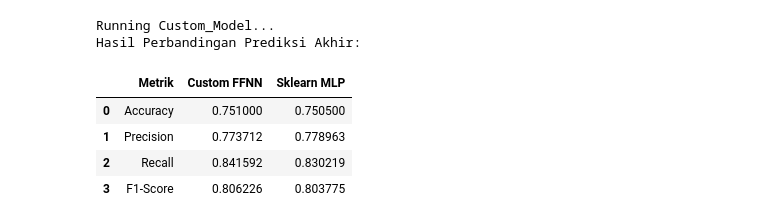
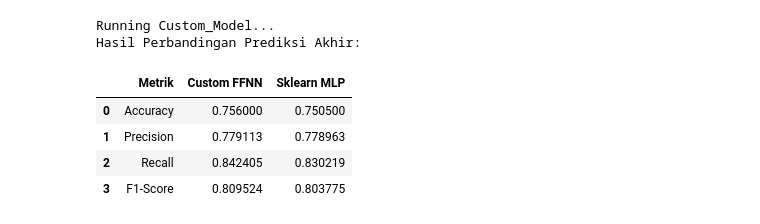
Before and after one commit to sbimasena/Feedforward-Neural-Network_MajangLu, a Jupyter notebook: src/pipeline.ipynb, the cells around one changed output. Saved outputs shown, nothing was run; the diff lists cells and outputs as text; code cells hidden in the pictures.

```diff
--- a/src/pipeline.ipynb
+++ b/src/pipeline.ipynb
@@ -55,20 +62,28 @@ X_train: (8000, 28), X_test: (2000, 28)
 # %%
-def build_network(layers, activations, init_method='uniform', init_params=None, **kwargs):
-    if init_params is None: init_params = {'low': -0.3, 'high': 0.3}
+def reset_seed(seed=SEED):
+    np.random.seed(seed)
+    random.seed(seed)
+
+def build_network(layers, activations, init_method='uniform', init_params=None, seed=None, **kwargs):
+    base_params = {'low': -0.3, 'high': 0.3} if init_params is None else dict(init_params)
     network = Neural_Network()
 
     for i in range(len(layers) - 1):
         act = activations[i] if i < len(activations) else Sigmoid()
-        network.add(DenseLayer(layers[i], layers[i+1], act, init_method, init_params, **kwargs))
+        layer_params = dict(base_params)
+        if seed is not None:
+            layer_params['seed'] = seed + i
+        network.add(DenseLayer(layers[i], layers[i+1], act, init_method, layer_params, **kwargs))
     return network
 
-def run_experiment(name, model, epochs=40, lr=0.01, batch_size=32, verbose=0, **kwargs):
+def run_experiment(name, model, epochs=40, lr=0.01, batch_size=32, verbose=0, seed=None, **kwargs):
     print(f"Running {name}...")
+    if seed is not None:
+        reset_seed(seed)
     history = model.train(X_train, y_train, loss=BinaryCrossEntropy(),
                           epochs=epochs, learning_rate=lr, batch_size=batch_size,
                           x_val=X_test, y_val=y_test, verbose=verbose)
 
-    # Evaluasi
     y_prob = model.predict(X_test).reshape(-1)
     y_pred = (y_prob >= 0.5).astype(int)
     y_true = y_test.reshape(-1).astype(int)
@@ -102,15 +117,11 @@ def results_to_dataframe(results):
     return df.sort_values(by='accuracy', ascending=False).reset_index(drop=True)
 
 def show_distributions(results, names=None):
-    """Plot distribusi bobot dan gradien untuk keperluan analisis spek."""
     target_names = names if names else results.keys()
     for name in target_names:
         print(f"--- Distribusi: {name} ---")
         results[name]['model'].plot_weight_distribution()
         results[name]['model'].plot_gradient_distribution()
-
-group_results = {}
-summary_tables = {}
 # %%
 width_results = {}
 widths = [8, 32, 128]
@@ -281,46 +285,44 @@ Analisis Distribusi Bobot dan Gradien (Layer 1):
 # %%
-from sklearn.neural_network import MLPClassifier
-
 h_params = {
     'hidden_layer_sizes': (32,),
     'activation': 'relu',
     'solver': 'sgd',
     'learning_rate_init': 0.01,
     'max_iter': 50,
-    'random_state': 42
+    'random_state': SEED
 }
 
 mlp_sklearn = MLPClassifier(**h_params)
-mlp_sklearn.fit(X_train, y_train)
+mlp_sklearn.fit(X_train, y_train.ravel())
 y_pred_sklearn = mlp_sklearn.predict(X_test)
 
-custom_model = build_network([X_train.shape[1], 32, 1], activations=[ReLU(), Sigmoid()])
-res_custom = run_experiment("Custom_Model", custom_model, epochs=50, lr=0.01)
+custom_model = build_network([X_train.shape[1], 32, 1], activations=[ReLU()], seed=SEED + 600)
+res_custom = run_experiment("Custom_Model", custom_model, epochs=50, lr=0.01, seed=SEED + 600)
 y_pred_custom = res_custom["pred"]
 
 comparison_data = {
     "Metrik": ["Accuracy", "Precision", "Recall", "F1-Score"],
     "Custom FFNN": [
         res_custom["metrics"]["accuracy"],
         res_custom["metrics"]["precision"],
         res_custom["metrics"]["recall"],
         res_custom["metrics"]["f1"]
     ],
     "Sklearn MLP": [
-        accuracy_score(y_test, y_pred_sklearn),
-        precision_score(y_test, y_pred_sklearn),
-        recall_score(y_test, y_pred_sklearn),
-        f1_score(y_test, y_pred_sklearn)
+        accuracy_score(y_test.reshape(-1), y_pred_sklearn),
+        precision_score(y_test.reshape(-1), y_pred_sklearn, zero_division=0),
+        recall_score(y_test.reshape(-1), y_pred_sklearn, zero_division=0),
+        f1_score(y_test.reshape(-1), y_pred_sklearn, zero_division=0)
     ]
 }
 
 print("Hasil Perbandingan Prediksi Akhir:")
 display(pd.DataFrame(comparison_data))
 # %% [output]
 Running Custom_Model...
 Hasil Perbandingan Prediksi Akhir:
 |  | Metrik | Custom FFNN | Sklearn MLP |
-| 0 | Accuracy | 0.751000 | 0.750500 |
-| 1 | Precision | 0.773712 | 0.778963 |
-| 2 | Recall | 0.841592 | 0.830219 |
-| 3 | F1-Score | 0.806226 | 0.803775 |
+| 0 | Accuracy | 0.756000 | 0.750500 |
+| 1 | Precision | 0.779113 | 0.778963 |
+| 2 | Recall | 0.842405 | 0.830219 |
+| 3 | F1-Score | 0.809524 | 0.803775 |
```
Also changed, not shown: parts of 7 cells of this notebook.
